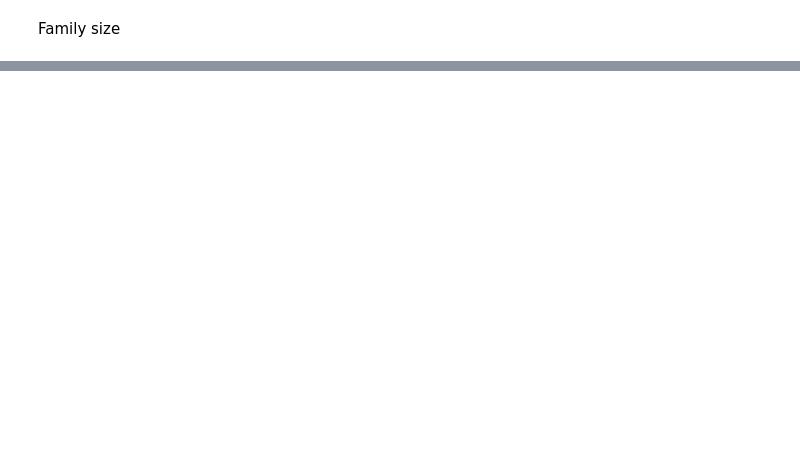
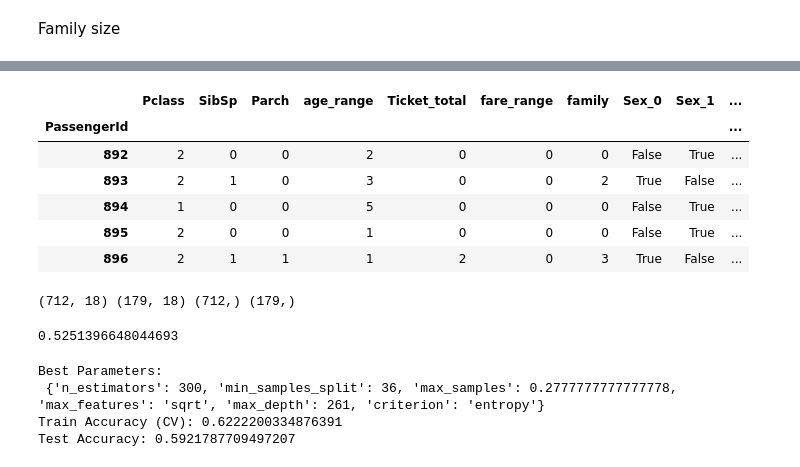
Before and after one commit to Ayuhs29/Titanic-Survival, a Jupyter notebook: Titanic.ipynb, the cells around one changed output, grey strips where cells are left out. Cells and saved outputs as stored; diff of their text form; code cells hidden in the pictures; blank space fills up the shorter version.

```diff
--- a/Titanic.ipynb
+++ b/Titanic.ipynb
@@ -326,0 +373,65 @@ dtype: int64
+# %%
+first_te=lebel_enc.copy()
+first_te=pd.get_dummies(first_te,columns=['Sex','Embarked','Class'])
+first_te.head()
+# %% [output]
+|  | Pclass | SibSp | Parch | age_range | Ticket_total | fare_range | family | Sex_0 | Sex_1 | ... |
+| PassengerId |  |  |  |  |  |  |  |  |  | ... |
+| 892 | 2 | 0 | 0 | 2 | 0 | 0 | 0 | False | True | ... |
+| 893 | 2 | 1 | 0 | 3 | 0 | 0 | 2 | True | False | ... |
+| 894 | 1 | 0 | 0 | 5 | 0 | 0 | 0 | False | True | ... |
+| 895 | 2 | 0 | 0 | 1 | 0 | 0 | 0 | False | True | ... |
+| 896 | 2 | 1 | 1 | 1 | 2 | 0 | 3 | True | False | ... |
+# %%
+X = first_te.iloc[:len(survived)].values
+Y = survived.values
+
+
+scaler = MinMaxScaler()
+scaler.fit(X)
+X_scaled = scaler.fit_transform(X)
+
+
+X_train, X_test, Y_train, Y_test = train_test_split(X_scaled, Y, test_size=0.2, random_state=0)
+
+
+print(X_train.shape, X_test.shape, Y_train.shape, Y_test.shape)
+# %% [output]
+(712, 18) (179, 18) (712,) (179,)
+# %%
+clf =RandomForestClassifier(random_state=0)
+clf.fit(X_train,Y_train).score(X_test,Y_test)
+# %% [output]
+0.5251396648044693
+# %%
+params = {
+    'criterion': ['gini', 'entropy'],
+    'n_estimators': [50, 100, 200, 300, 500],
+    'max_depth': np.arange(3, 500),
+    'min_samples_split': np.arange(1,1000),
+    'max_features': ['sqrt', 'log2'],
+    'max_samples': np.linspace(0.1, 0.9, 10)
+}
+randSearch = RandomizedSearchCV(
+    estimator=RandomForestClassifier(random_state=0),
+    param_distributions=params,
+    scoring='accuracy',
+    cv=5,
+    random_state=0,
+    n_jobs=-1
+)
+
+randSearch.fit(X_train,Y_train)
+
+rand_par = randSearch.best_params_
+print("Best Parameters:\n", rand_par)
+print("Train Accuracy (CV):", randSearch.best_score_)
+
+# Evaluate on test set
+preds = randSearch.predict(X_test)
+print("Test Accuracy:", accuracy_score(Y_test, preds))
+# %% [output]
+Best Parameters:
+ {'n_estimators': 300, 'min_samples_split': 36, 'max_samples': 0.2777777777777778, 'max_features': 'sqrt', 'max_depth': 261, 'criterion': 'entropy'}
+Train Accuracy (CV): 0.6222200334876391
+Test Accuracy: 0.5921787709497207
```
Also changed, not shown: parts of 9 cells of this notebook.
